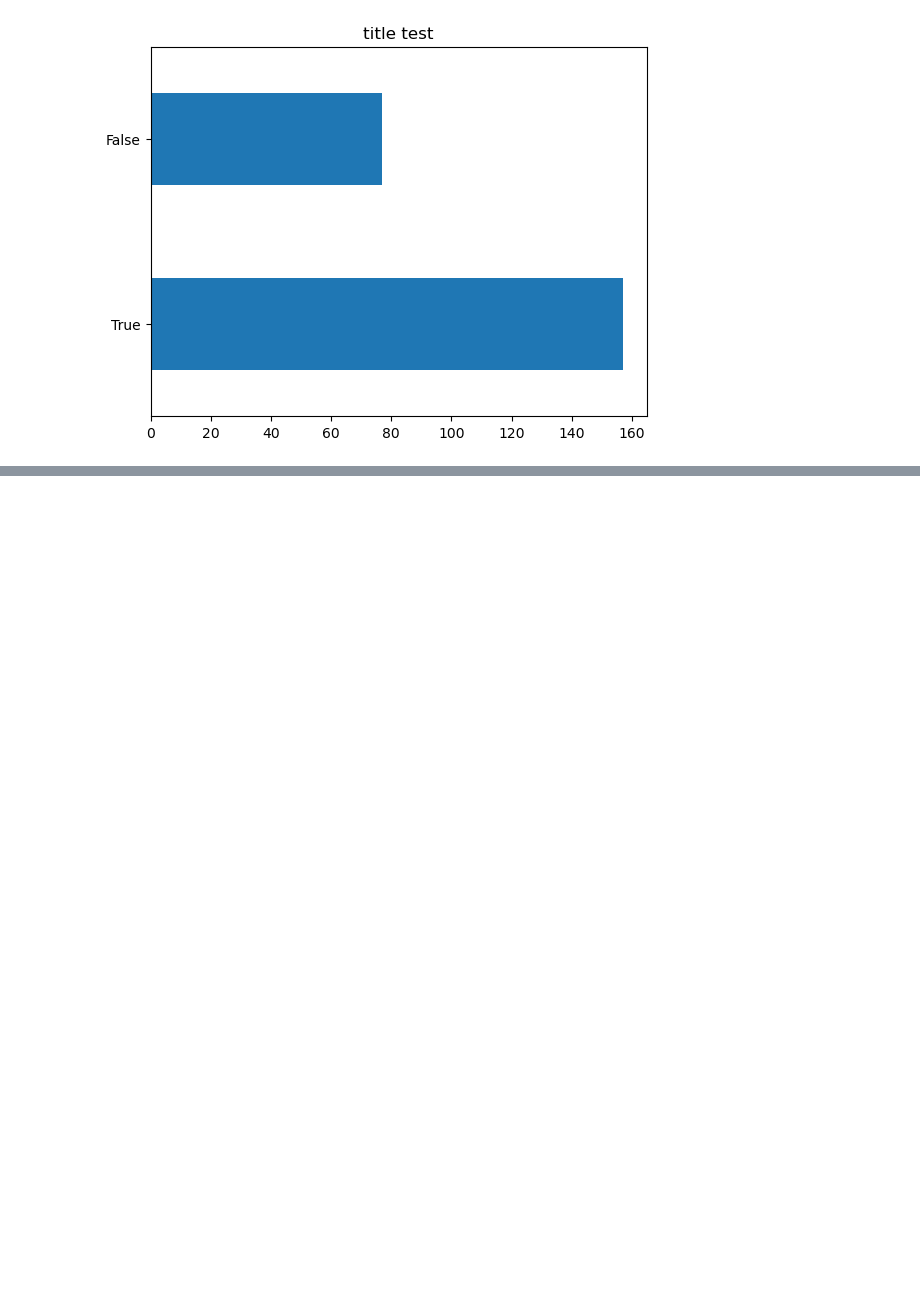
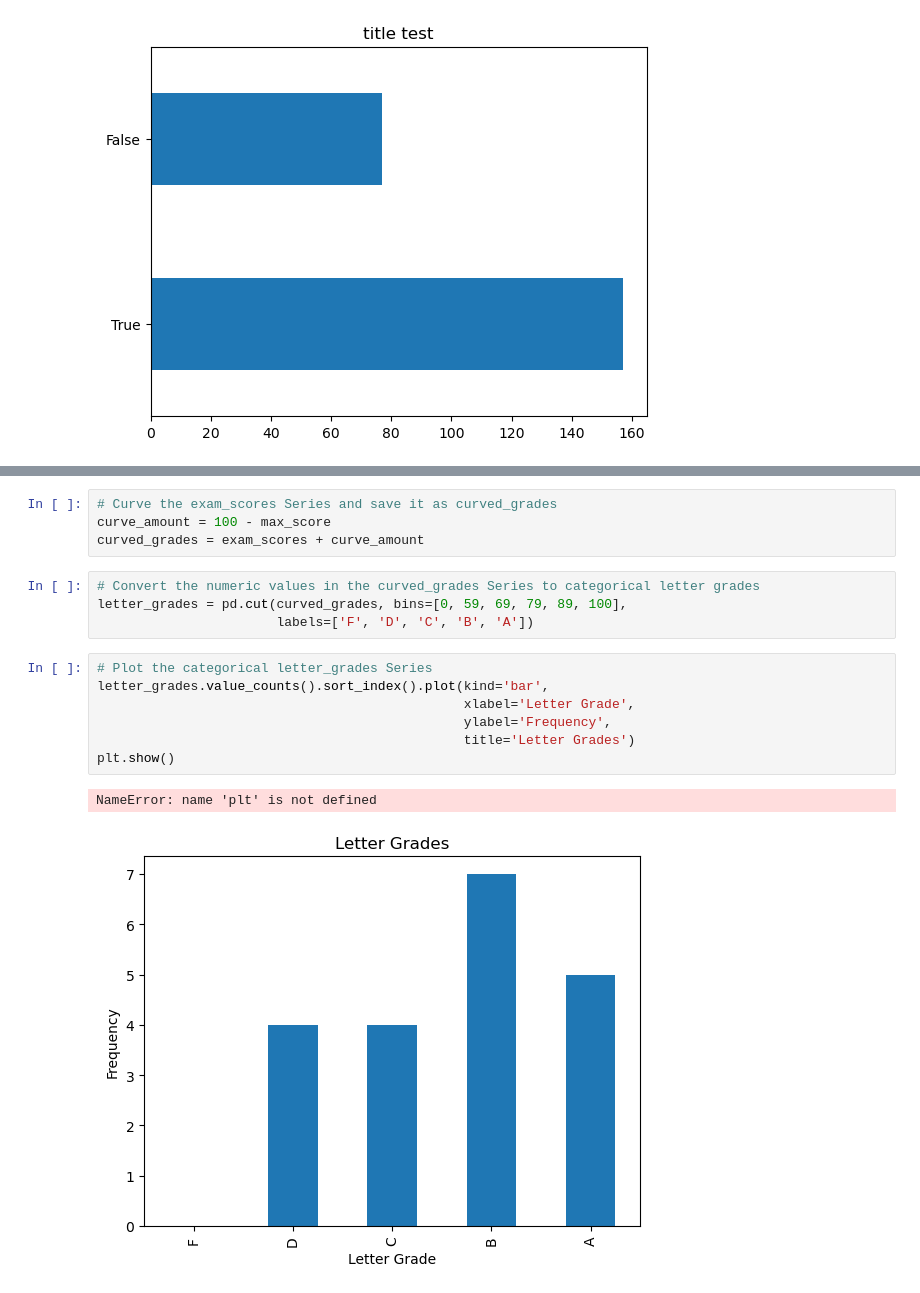
Before and after one commit to Thoai-Adam/python-exercises, a Jupyter notebook: pandas_series_pt2.ipynb, the cells around one changed output, grey strips where cells are left out. Drawn from its saved outputs; the diff is of its cells as text; blank space fills up the shorter version.

```diff
--- a/pandas_series_pt2.ipynb
+++ b/pandas_series_pt2.ipynb
@@ -254,0 +415,18 @@ mpg_t.str.startswith('a').value_counts().plot.barh(title='title test')  #True is
+# %%
+# Curve the exam_scores Series and save it as curved_grades
+curve_amount = 100 - max_score
+curved_grades = exam_scores + curve_amount
+# %%
+# Convert the numeric values in the curved_grades Series to categorical letter grades
+letter_grades = pd.cut(curved_grades, bins=[0, 59, 69, 79, 89, 100],
+                       labels=['F', 'D', 'C', 'B', 'A'])
+# %%
+# Plot the categorical letter_grades Series
+letter_grades.value_counts().sort_index().plot(kind='bar',
+                                               xlabel='Letter Grade',
+                                               ylabel='Frequency',
+                                               title='Letter Grades')
+plt.show()
+# %% [output]
+NameError: name 'plt' is not defined
+[figure, added]
```
Also changed, not shown: parts of 22 cells of this notebook, 1 other file.
